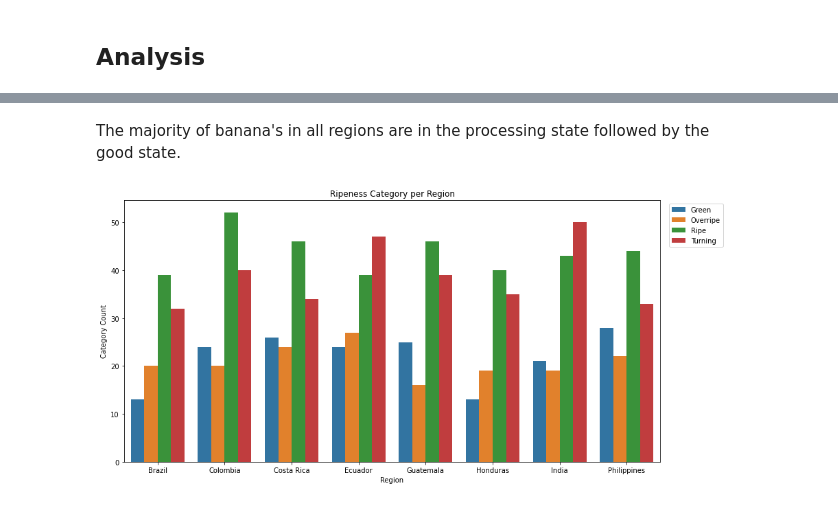
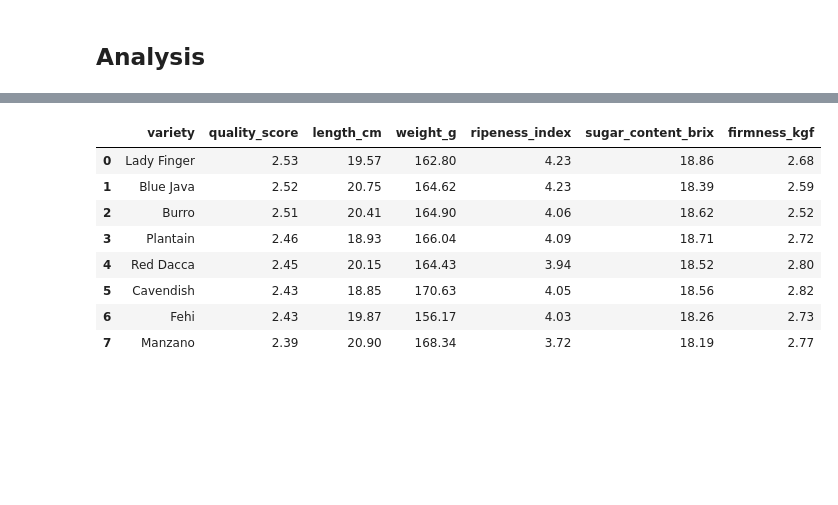
Before and after one commit to CarlosCapili/Data_Analysis_Portfolio, a Jupyter notebook: Banana Quality/Banana Quality .ipynb, the cells around one changed output, grey strips where cells are left out. Saved outputs shown, nothing was run; the diff lists cells and outputs as text; code cells hidden in the pictures; blank space fills up the shorter version.

```diff
--- a/Banana Quality/Banana Quality .ipynb
+++ b/Banana Quality/Banana Quality .ipynb
@@ -471,16 +174,22 @@ plt.show()
-# %% [markdown]
-The majority of banana's in all regions are in the processing state followed by the good state.
-# %%
-# Show the ripeness category for each region
-region_ripe_cat = df.groupby(['region', 'ripeness_category']).size().reset_index(name='count')
-
-# Plot on bar graph
-plt.figure(figsize=(14,7))
-sns.barplot(data=region_ripe_cat, x='region', y='count', hue='ripeness_category')
-plt.title("Ripeness Category per Region")
-plt.xlabel('Region')
-plt.ylabel('Category Count')
-plt.legend(bbox_to_anchor=(1.01, 1.0), loc='upper left')
-plt.show()
-# %% [output]
-[figure, removed]
+# %%
+# What are the average banana characteristics per banana type?
+avg_banana_char = df.groupby(by=['variety'])[
+    ['quality_score',
+     'length_cm',
+     'weight_g',
+     'ripeness_index',
+     'sugar_content_brix',
+     'firmness_kgf'
+    ]
+].mean().round(2).sort_values(by=['quality_score'], ascending=False).reset_index()
+avg_banana_char
+# %% [output]
+|  | variety | quality_score | length_cm | weight_g | ripeness_index | sugar_content_brix | firmness_kgf |
+| 0 | Lady Finger | 2.53 | 19.57 | 162.80 | 4.23 | 18.86 | 2.68 |
+| 1 | Blue Java | 2.52 | 20.75 | 164.62 | 4.23 | 18.39 | 2.59 |
+| 2 | Burro | 2.51 | 20.41 | 164.90 | 4.06 | 18.62 | 2.52 |
+| 3 | Plantain | 2.46 | 18.93 | 166.04 | 4.09 | 18.71 | 2.72 |
+| 4 | Red Dacca | 2.45 | 20.15 | 164.43 | 3.94 | 18.52 | 2.80 |
+| 5 | Cavendish | 2.43 | 18.85 | 170.63 | 4.05 | 18.56 | 2.82 |
+| 6 | Fehi | 2.43 | 19.87 | 156.17 | 4.03 | 18.26 | 2.73 |
+| 7 | Manzano | 2.39 | 20.90 | 168.34 | 3.72 | 18.19 | 2.77 |
```
Also changed, not shown: parts of 39 cells of this notebook.
